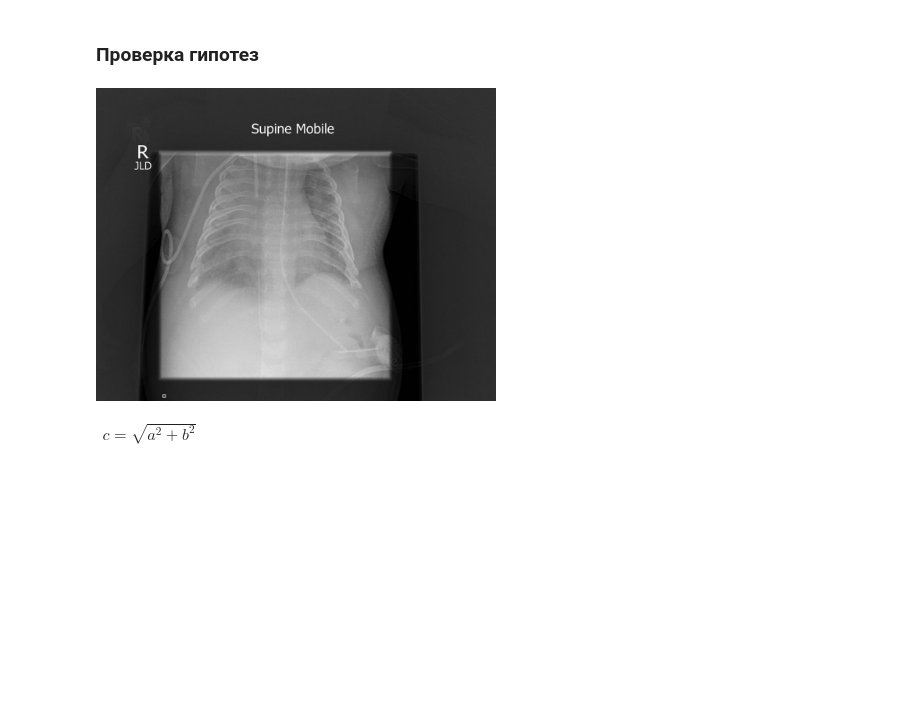
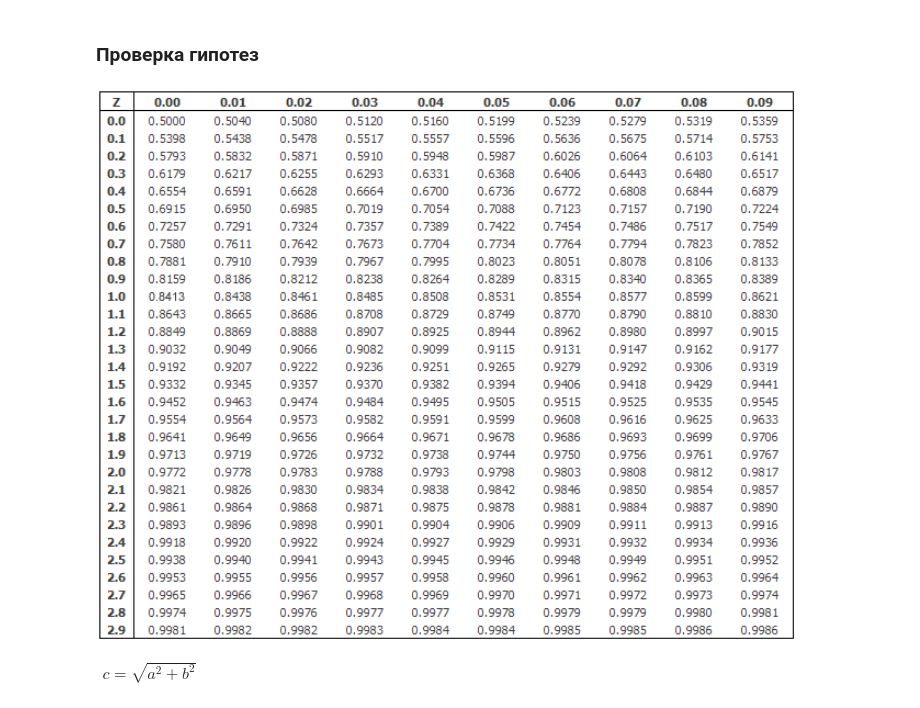
Before and after one commit to mishaberegov/statistics, a Jupyter notebook: Статистика_для_нубов.ipynb, the cells around one changed output. Saved outputs shown, nothing was run; the diff lists cells and outputs as text; code cells hidden in the pictures; blank space fills up the shorter version.

```diff
--- a/Статистика_для_нубов.ipynb
+++ b/Статистика_для_нубов.ipynb
@@ -619,11 +622,12 @@ $SE_\overline{x} = \frac{s}{\sqrt{n}}$
 ### Доверительные интервалы
 # %% [markdown]
 ### Проверка гипотез
-# %%
-from IPython.display import Image
-Image("image.jpg", width=400)
-# %% [output]
-[figure, removed]
+# %%
+from IPython.display import Image
+Image("normal-table-large.png", width=700)
+#https://statistics.laerd.com/statistical-guides/img/normal-table-large.png
+# %% [output]
+[figure, added]
 # %%
 mean_list_norm = np.array([np.mean(np.random.choice(sample_norm, 30)) for i in range(100000)])
 mean_list_chi = [np.mean(np.random.choice(sample_chi, 30)) for i in range(100000)]
```
Also changed, not shown: parts of 14 cells of this notebook.
